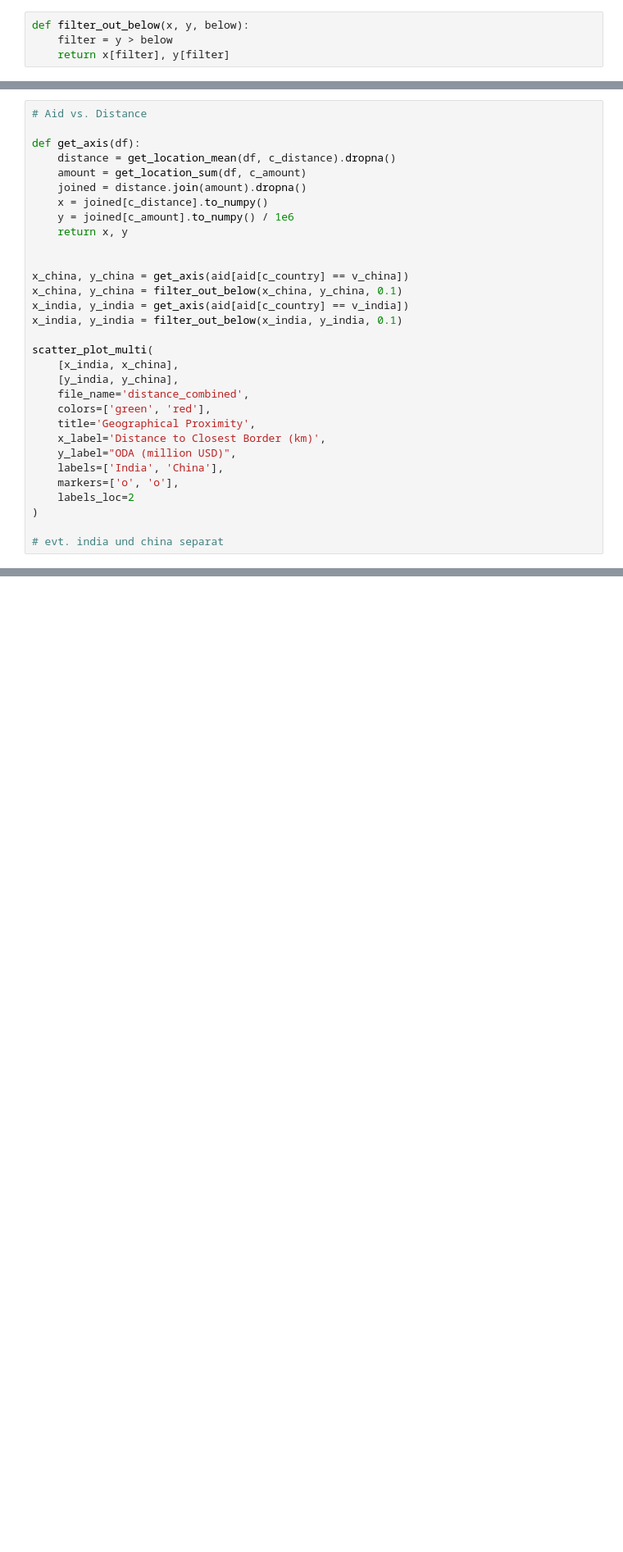
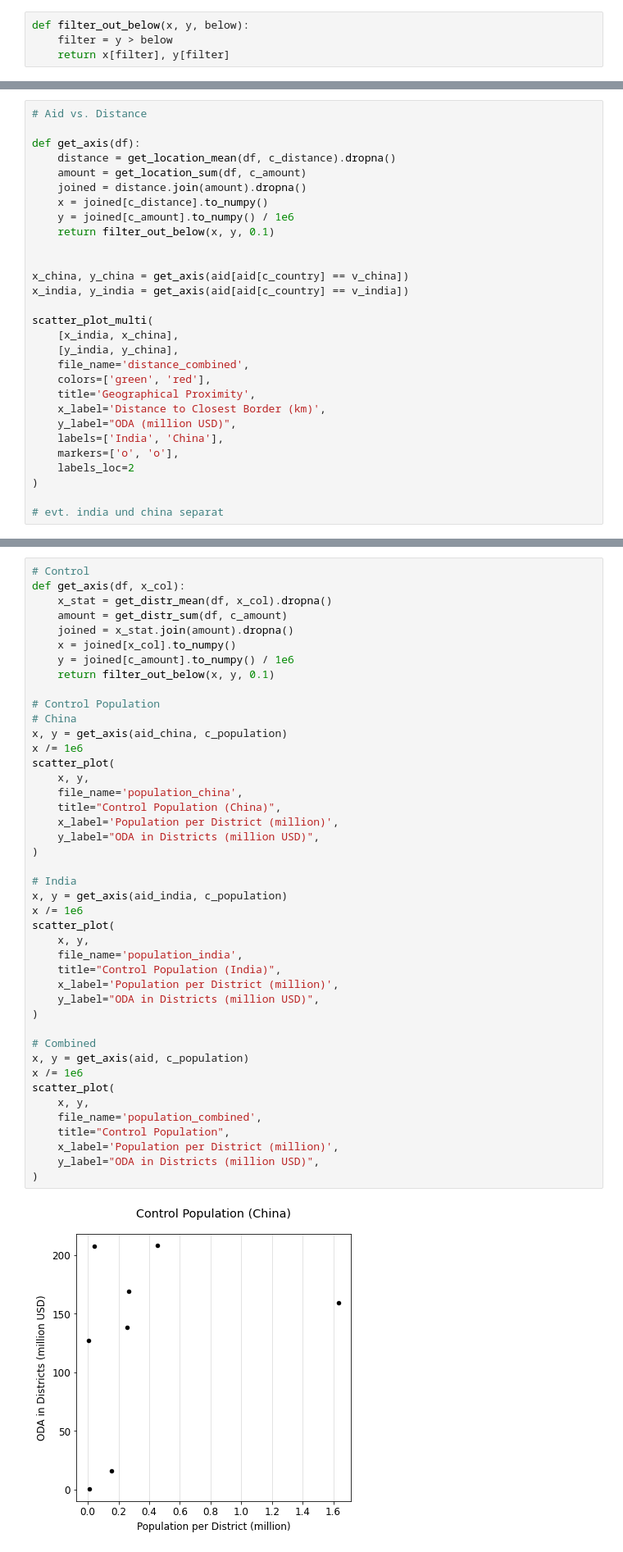
Before and after one commit to bidu19/nepal_aid_projects, a Jupyter notebook: aid_projects.ipynb, the cells around one changed output, grey strips where cells are left out. Shown at 82% size. Drawn from its saved outputs; the diff is of its cells as text; blank space fills up the shorter version.

```diff
--- a/aid_projects.ipynb
+++ b/aid_projects.ipynb
@@ -350,13 +350,11 @@ def get_axis(df):
     joined = distance.join(amount).dropna()
     x = joined[c_distance].to_numpy()
     y = joined[c_amount].to_numpy() / 1e6
-    return x, y
+    return filter_out_below(x, y, 0.1)
 
 
 x_china, y_china = get_axis(aid[aid[c_country] == v_china])
-x_china, y_china = filter_out_below(x_china, y_china, 0.1)
 x_india, y_india = get_axis(aid[aid[c_country] == v_india])
-x_india, y_india = filter_out_below(x_india, y_india, 0.1)
 
 scatter_plot_multi(
     [x_india, x_china],
@@ -374,3 +372,48 @@ scatter_plot_multi(
 # evt. india und china separat
 # %% [output]
 [figure]
+# %%
+# Control
+def get_axis(df, x_col):
+    x_stat = get_distr_mean(df, x_col).dropna()
+    amount = get_distr_sum(df, c_amount)
+    joined = x_stat.join(amount).dropna()
+    x = joined[x_col].to_numpy()
+    y = joined[c_amount].to_numpy() / 1e6
+    return filter_out_below(x, y, 0.1)
+
+# Control Population
+# China
+x, y = get_axis(aid_china, c_population)
+x /= 1e6
+scatter_plot(
+    x, y,
+    file_name='population_china',
+    title="Control Population (China)",
+    x_label='Population per District (million)',
+    y_label="ODA in Districts (million USD)",
+)
+
+# India
+x, y = get_axis(aid_india, c_population)
+x /= 1e6
+scatter_plot(
+    x, y,
+    file_name='population_india',
+    title="Control Population (India)",
+    x_label='Population per District (million)',
+    y_label="ODA in Districts (million USD)",
+)
+
+# Combined
+x, y = get_axis(aid, c_population)
+x /= 1e6
+scatter_plot(
+    x, y,
+    file_name='population_combined',
+    title="Control Population",
+    x_label='Population per District (million)',
+    y_label="ODA in Districts (million USD)",
+)
+# %% [output]
+[figure, added]
```
Also changed, not shown: parts of 1 cell of this notebook.
